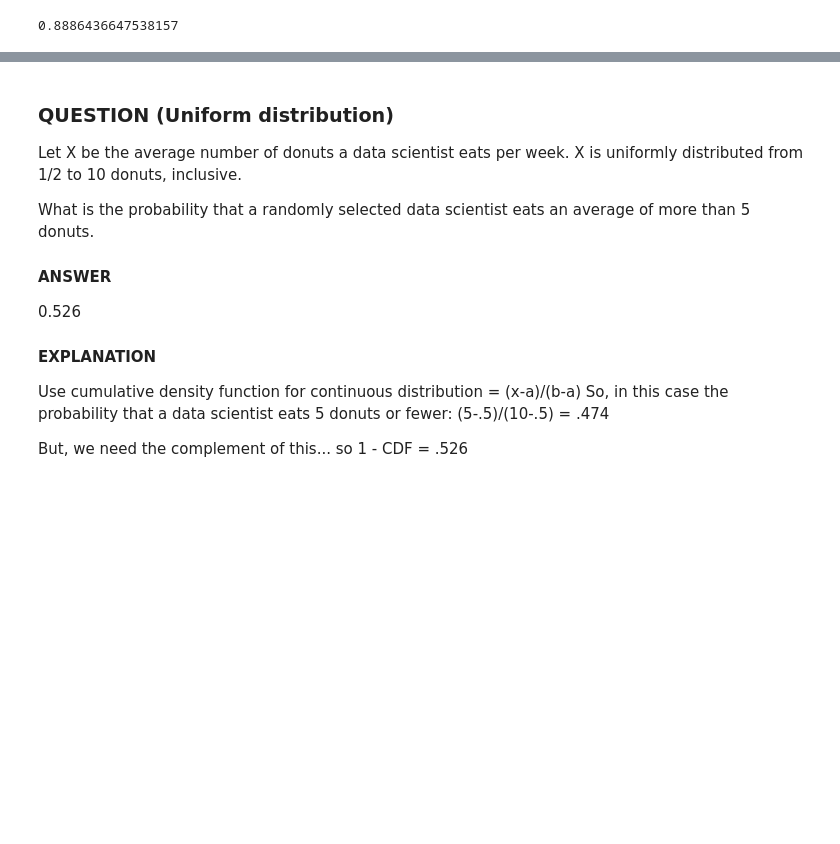
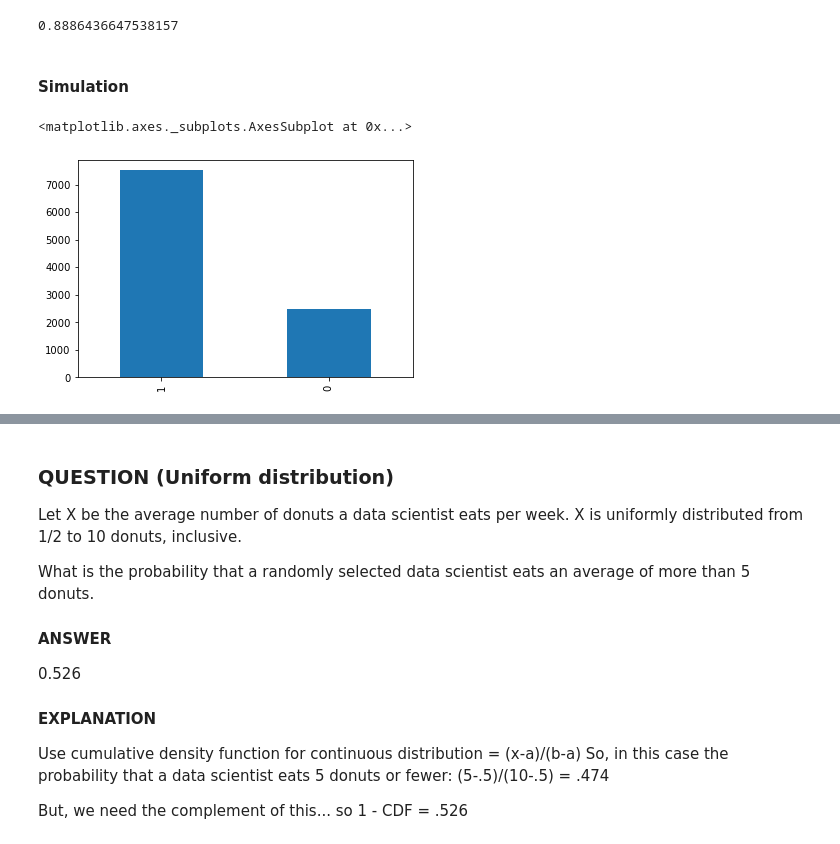
Before and after one commit to noproblem-james/datascience_topics, a Jupyter notebook: notebooks/probability_and_statistics/probability.ipynb, the cells around one changed output, grey strips where cells are left out. Cells and saved outputs as stored; diff of their text form; code cells hidden in the pictures; blank space fills up the shorter version.

```diff
--- a/notebooks/probability_and_statistics/probability.ipynb
+++ b/notebooks/probability_and_statistics/probability.ipynb
@@ -574,3 +589,21 @@ def is_drug_effective(num_colds, l_drug, l_prior):
 is_drug_effective(num_colds=2, l_drug=3, l_prior=5)
 # %% [output]
 0.8886436647538157
+# %% [markdown]
+#### Simulation
+# %%
+def num_colds(x):
+    if x == 1:
+        return poisson.rvs(3)
+    elif x == 0:
+        return poisson.rvs(5)
+# %%
+drug_works = binom.rvs(n=1, p=.75, size=10000)
+pois_df = pd.DataFrame({"drug_works": drug_works})
+pois_df["num_colds"] = pois_df.drug_works.apply(num_colds)
+# %%
+# Should be about 3:1 ratio
+pois_df.drug_works.value_counts().plot.bar()
+# %% [output]
+<matplotlib.axes._subplots.AxesSubplot at 0x...>
+[figure, added]
```
Also changed, not shown: parts of 27 cells of this notebook.
